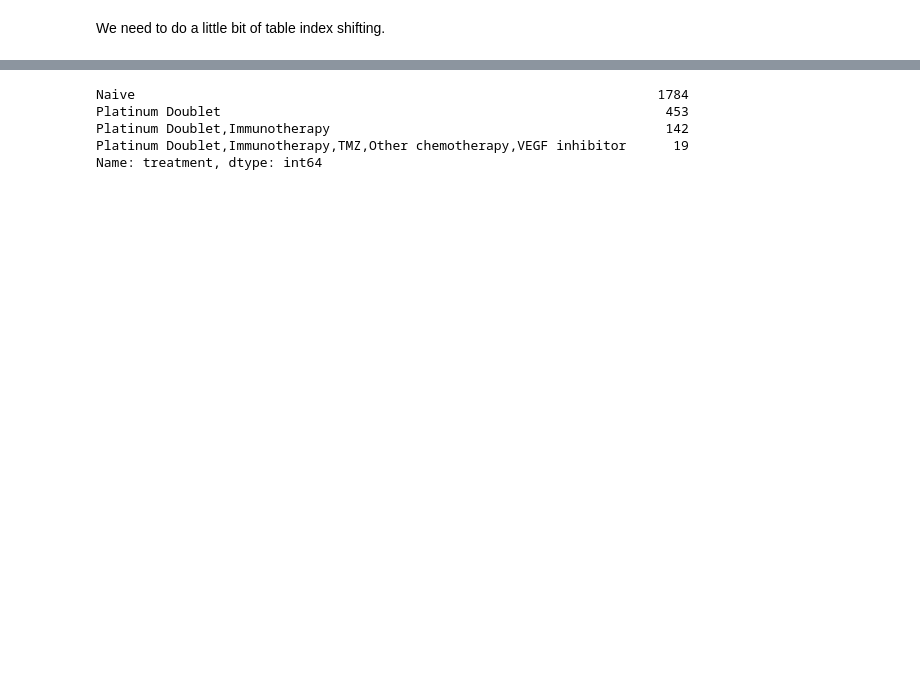
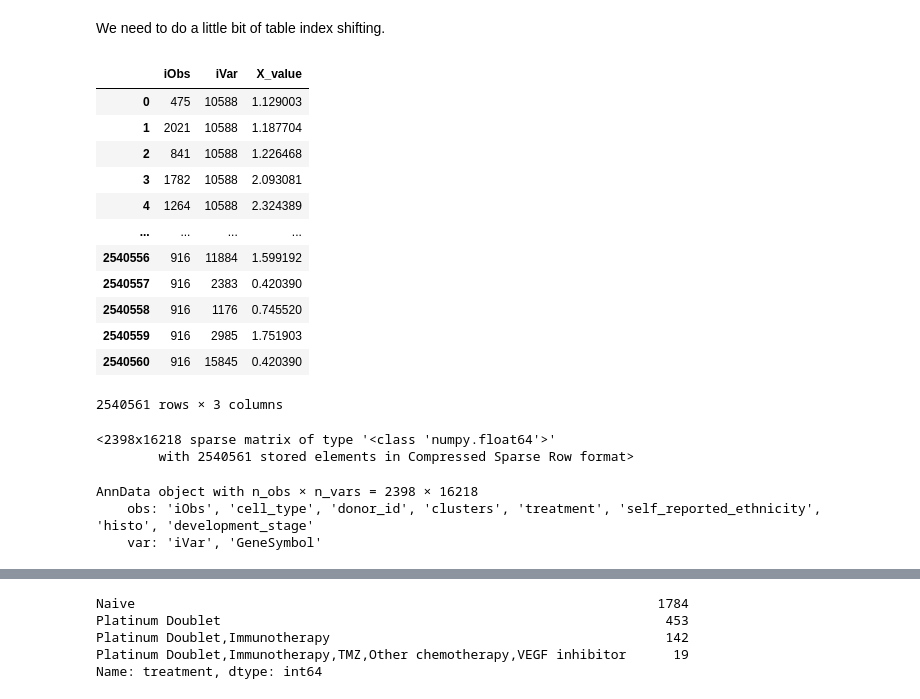
Before and after one commit to isb-cgc/Community-Notebooks, a Jupyter notebook: HTAN/Python Notebooks/Building_AnnData_with_Subset_of_Cells_from_BQ.ipynb, the cells around one changed output, grey strips where cells are left out. Cells and saved outputs as stored; diff of their text form; code cells hidden in the pictures; blank space fills up the shorter version.

```diff
--- a/HTAN/Python Notebooks/Building_AnnData_with_Subset_of_Cells_from_BQ.ipynb
+++ b/HTAN/Python Notebooks/Building_AnnData_with_Subset_of_Cells_from_BQ.ipynb
@@ -190,11 +223,37 @@ X.iObs = [iObsDict[a] for a in X.iObs]
+# %%
+# now with indices that map to the obs and var tables.
+X
+# %% [output]
+|  | iObs | iVar | X_value |
+| 0 | 475 | 10588 | 1.129003 |
+| 1 | 2021 | 10588 | 1.187704 |
+| 2 | 841 | 10588 | 1.226468 |
+| 3 | 1782 | 10588 | 2.093081 |
+| 4 | 1264 | 10588 | 2.324389 |
+| ... | ... | ... | ... |
+| 2540556 | 916 | 11884 | 1.599192 |
+| 2540557 | 916 | 2383 | 0.420390 |
+| 2540558 | 916 | 1176 | 0.745520 |
+| 2540559 | 916 | 2985 | 1.751903 |
+| 2540560 | 916 | 15845 | 0.420390 |
+2540561 rows × 3 columns
 # %%
 # convert the pandas table to a sparse matrix
-sparseX2 = sparse.csr_matrix( (X.X_value, (X.iObs, X.iVar)), shape=(len(obs),len(var)))
+sparseX2 = sparse.csr_matrix( (X.X_value, (X.iObs, X.iVar)) )  #, shape=(max(X.iObs), max(X.iVar))
 sparseX2
+# %% [output]
+<2398x16218 sparse matrix of type '<class 'numpy.float64'>'
+        with 2540561 stored elements in Compressed Sparse Row format>
 # %%
 # now we can build the AnnData
 adata = sc.AnnData(X=sparseX2, obs=obs, var=var)
 adata.var_names_make_unique()
+# %%
+adata
+# %% [output]
+AnnData object with n_obs × n_vars = 2398 × 16218
+    obs: 'iObs', 'cell_type', 'donor_id', 'clusters', 'treatment', 'self_reported_ethnicity', 'histo', 'development_stage'
+    var: 'iVar', 'GeneSymbol'
 # %%
 # select some genes by expression level
 geneCountsSum = (np.array(adata.X.sum(axis=0))[0,:])
```
Also changed, not shown: parts of 11 cells of this notebook.
